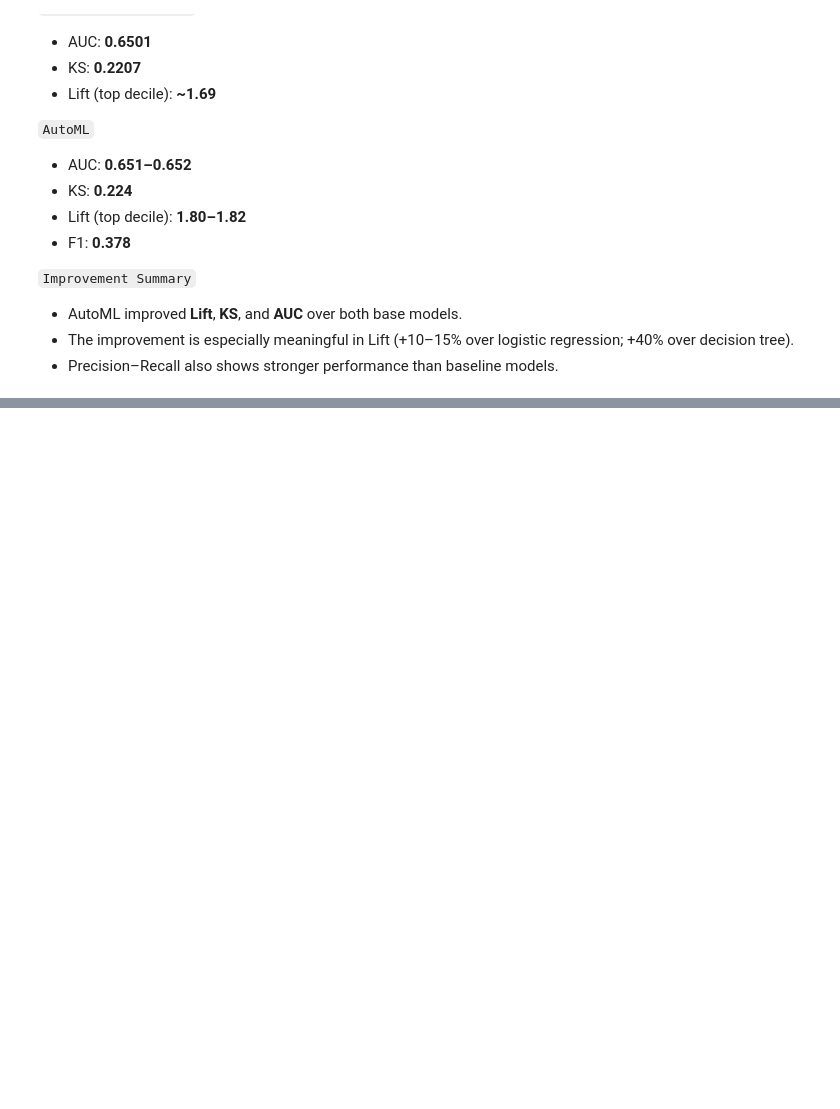
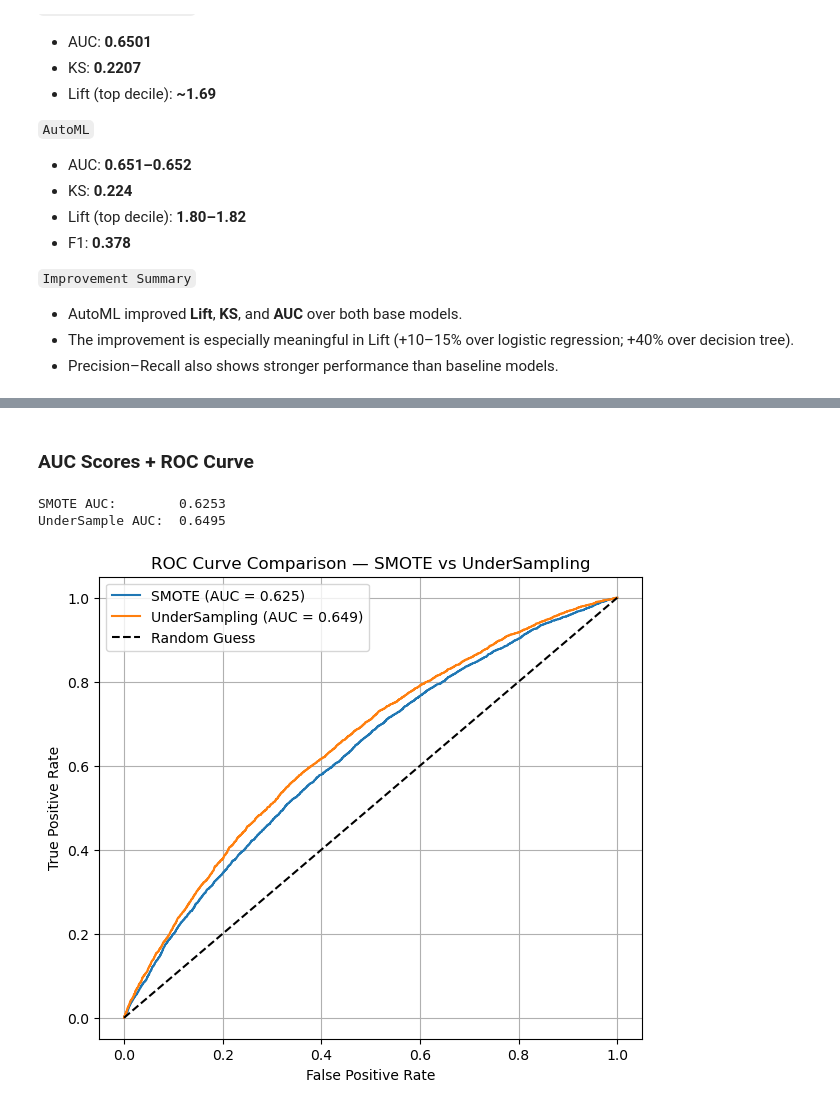
Before and after one commit to HiMyNameIsBoxxy/automl-mortgage-default-prediction, a Jupyter notebook: AutoML.ipynb, the cells around one changed output, grey strips where cells are left out. Saved outputs shown, nothing was run; the diff lists cells and outputs as text; code cells hidden in the pictures; blank space fills up the shorter version.

Commit message:
added sampling techniques

```diff
--- a/AutoML.ipynb
+++ b/AutoML.ipynb
@@ -1407,0 +1458,7 @@ Balanced KS:   0.2243
+# %%
+rus = RandomUnderSampler(random_state=0)
+
+X_train_rus, Y_train_rus = rus.fit_resample(X_train_final, Y_train)
+
+print("Before UnderSampling:", Y_train.value_counts(normalize=True))
+print("\nAfter UnderSampling:", Y_train_rus.value_counts(normalize=True))
@@ -1407,0 +1569,10 @@ Balanced KS:   0.2243
+# %%
+# SMOTE predictions
+pred_smote = leader_smote.predict(test_h2o)
+smote_pred_class = pred_smote["predict"].as_data_frame().values.ravel()
+smote_pred_prob  = pred_smote["p1"].as_data_frame().values.ravel()
+
+# RUS predictions
+pred_rus = leader_rus.predict(test_h2o)
+rus_pred_class = pred_rus["predict"].as_data_frame().values.ravel()
+rus_pred_prob  = pred_rus["p1"].as_data_frame().values.ravel()
@@ -1407,0 +1637,33 @@ Balanced KS:   0.2243
+# %% [markdown]
+### AUC Scores + ROC Curve <a name="742"></a>
+# %%
+# Compute AUC
+auc_smote = roc_auc_score(Y_test, smote_pred_prob)
+auc_rus   = roc_auc_score(Y_test, rus_pred_prob)
+
+print(f"SMOTE AUC:        {auc_smote:.4f}")
+print(f"UnderSample AUC:  {auc_rus:.4f}")
+
+
+# ROC curve
+fpr_smote, tpr_smote, _ = roc_curve(Y_test, smote_pred_prob)
+fpr_rus,   tpr_rus,   _ = roc_curve(Y_test, rus_pred_prob)
+
+plt.figure(figsize=(7, 6))
+
+plt.plot(fpr_smote, tpr_smote, label=f"SMOTE (AUC = {auc_smote:.3f})")
+plt.plot(fpr_rus,   tpr_rus,   label=f"UnderSampling (AUC = {auc_rus:.3f})")
+
+# Random guess baseline
+plt.plot([0,1], [0,1], 'k--', label="Random Guess")
+
+plt.xlabel("False Positive Rate")
+plt.ylabel("True Positive Rate")
+plt.title("ROC Curve Comparison — SMOTE vs UnderSampling")
+plt.legend()
+plt.grid(True)
+plt.show()
+# %% [output]
+SMOTE AUC:        0.6253
+UnderSample AUC:  0.6495
+[figure, added]
```
Also changed, not shown: parts of 49 cells of this notebook, 1 other file.
